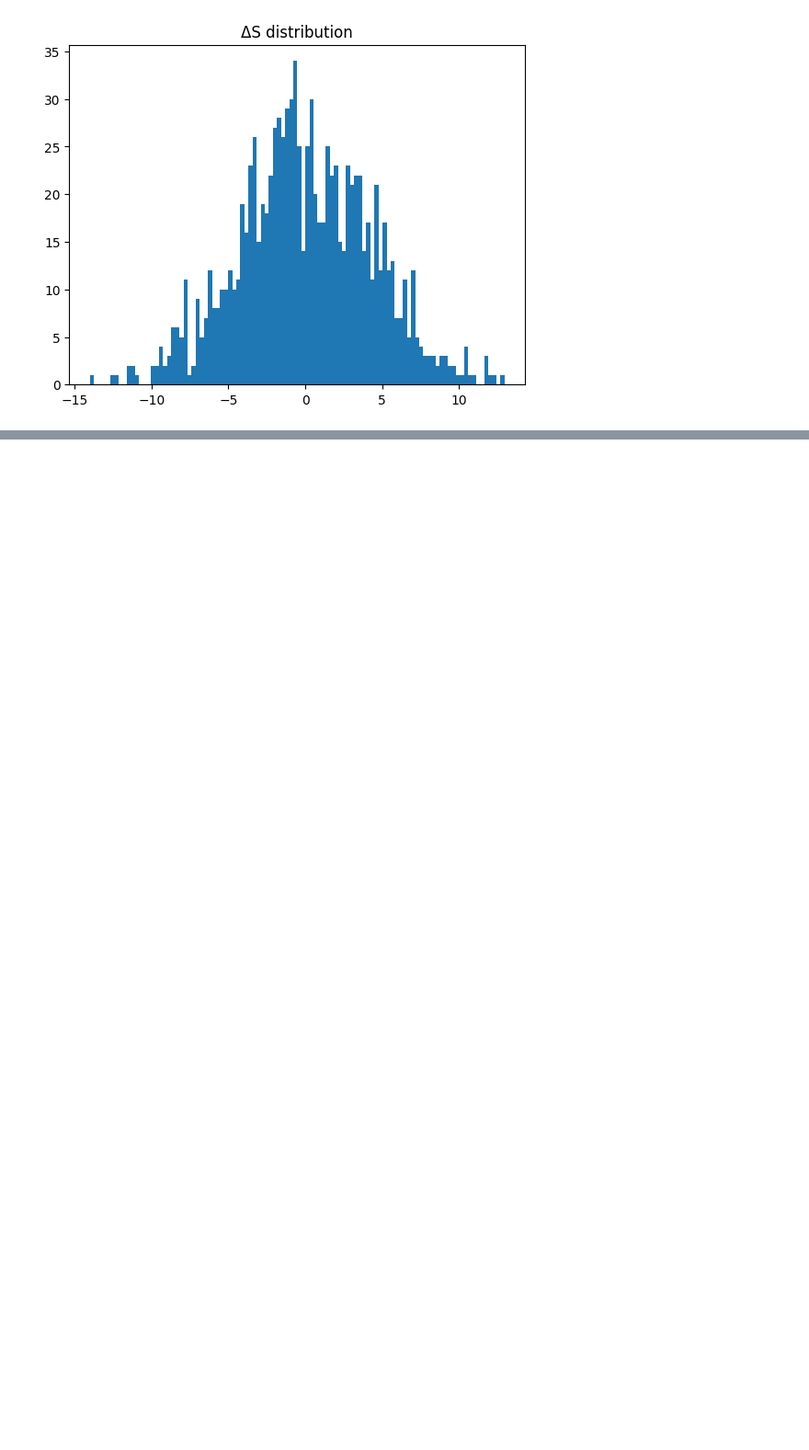
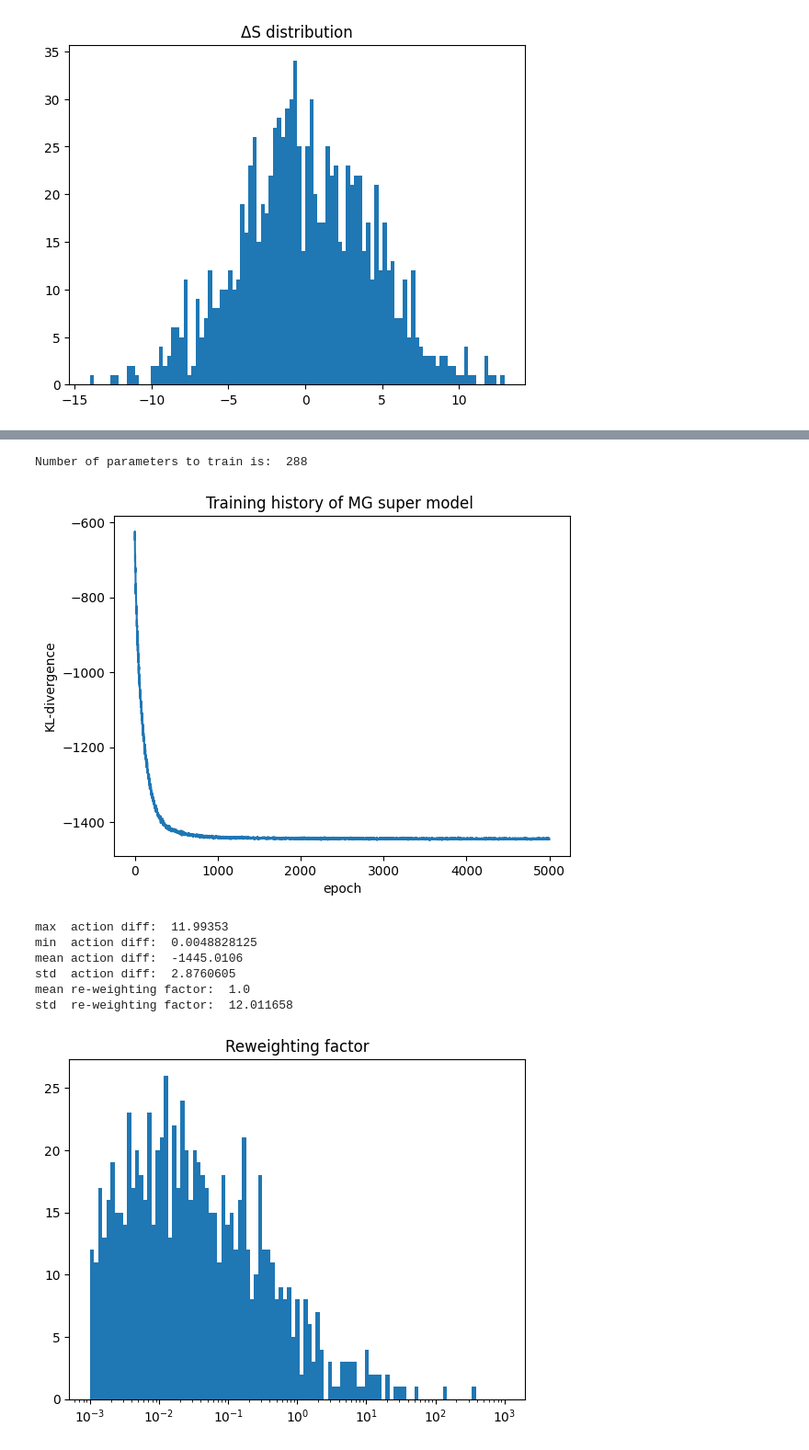
Before and after one commit to orginos/torchQFT, a Jupyter notebook: stacked_mg.ipynb, the cells around one changed output, grey strips where cells are left out. Shown at 92% size. Drawn from its saved outputs; the diff is of its cells as text; code cells hidden in the pictures; blank space fills up the shorter version.

```diff
--- a/stacked_mg.ipynb
+++ b/stacked_mg.ipynb
@@ -513,0 +574,4 @@ validate(1024,sm3)
+# %%
+foo = [m.MGflow([L,L],bij,m.RGlayer("average"),prior)]
+foo.extend(sm3.models)
+sm4 = SuperModel(foo,target =o.action )
@@ -513,0 +588,14 @@ validate(1024,sm3)
+# %%
+ll=trainSM( sm4,levels=[0], epochs=5000,batch_size=8,super_batch_size=1)
+plot_loss(ll)
+validate(1024,sm4)
+# %% [output]
+Number of parameters to train is:  288
+[figure, added]
+max  action diff:  11.99353
+min  action diff:  0.0048828125
+mean action diff:  -1445.0106
+std  action diff:  2.8760605
+mean re-weighting factor:  1.0
+std  re-weighting factor:  12.011658
+[figure, added]
```
Also changed, not shown: parts of 13 cells of this notebook, 2 other files.
